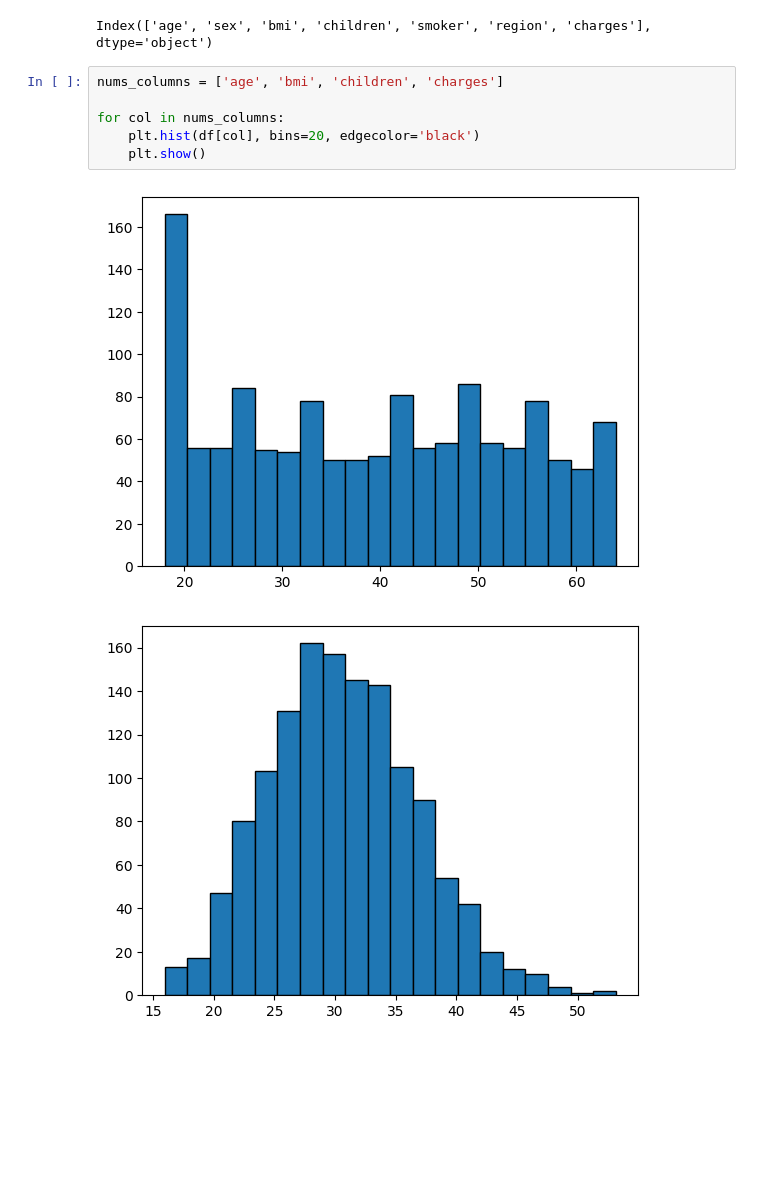
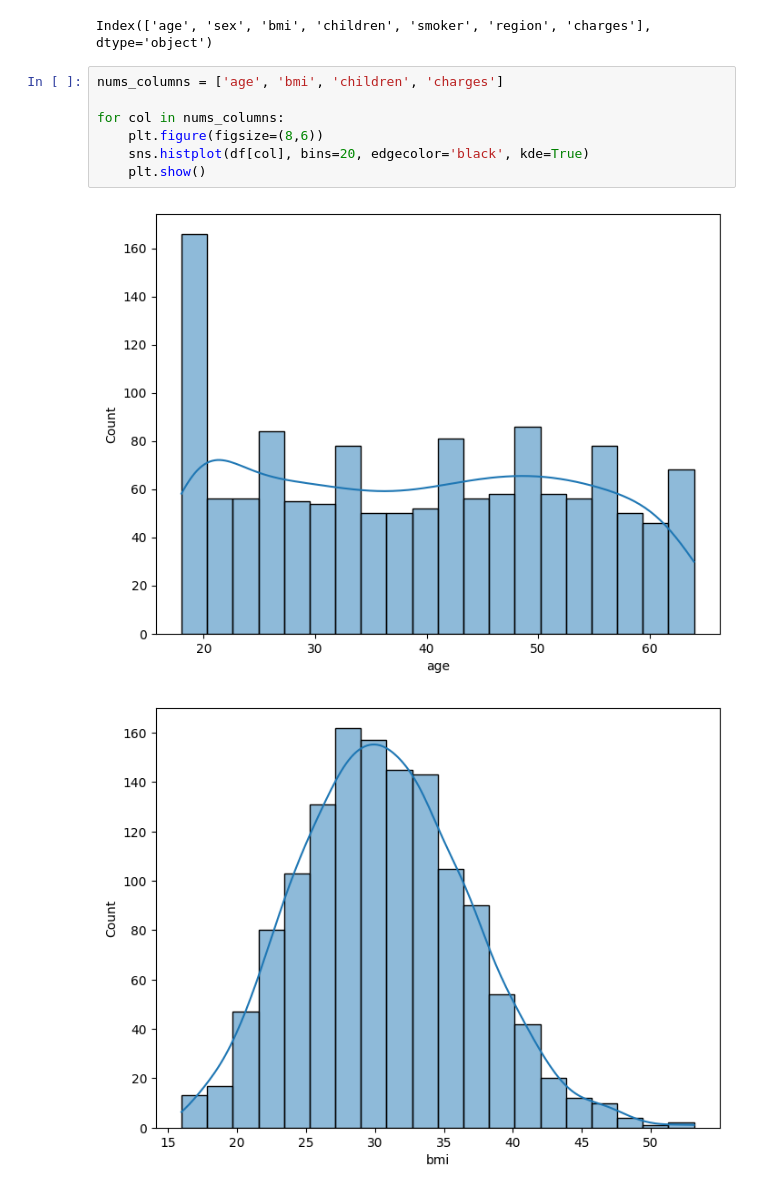
Before and after one commit to khalidkhankakar/Hands-on-Machine-Learning, a Jupyter notebook: mini project 1/main.ipynb, the cells around one changed output. Cells and saved outputs as stored; diff of their text form; blank space fills up the shorter version.

```diff
--- a/mini project 1/main.ipynb
+++ b/mini project 1/main.ipynb
@@ -68,9 +69,10 @@ Index(['age', 'sex', 'bmi', 'children', 'smoker', 'region', 'charges'], dtype='o
 # %%
 nums_columns = ['age', 'bmi', 'children', 'charges']
 
 for col in nums_columns:
-    plt.hist(df[col], bins=20, edgecolor='black')
+    plt.figure(figsize=(8,6))
+    sns.histplot(df[col], bins=20, edgecolor='black', kde=True)
     plt.show()
 # %% [output]
-[figure, old version]
+[figure, new version]
-[figure, old version]
+[figure, new version]
```
Also changed, not shown: parts of 2 cells of this notebook.
